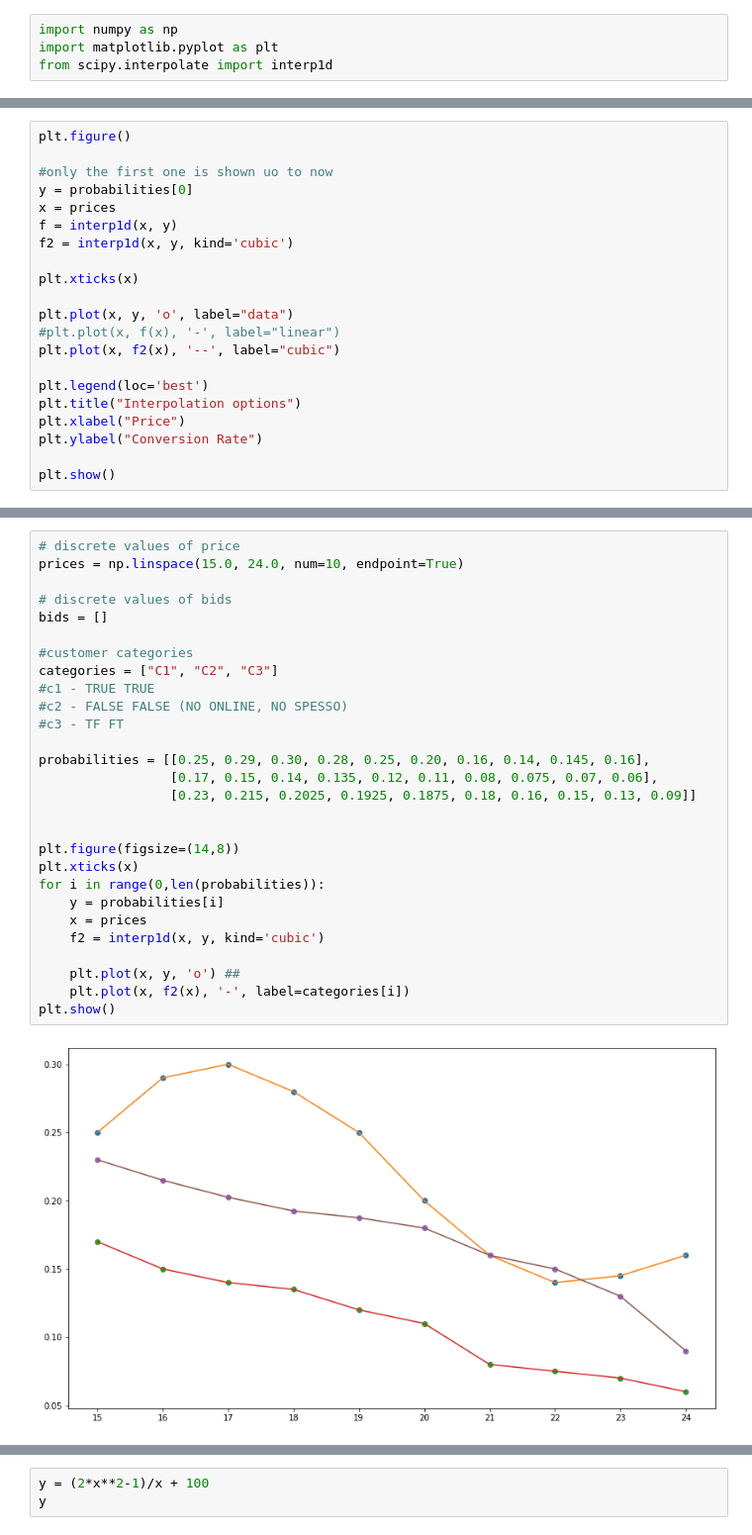
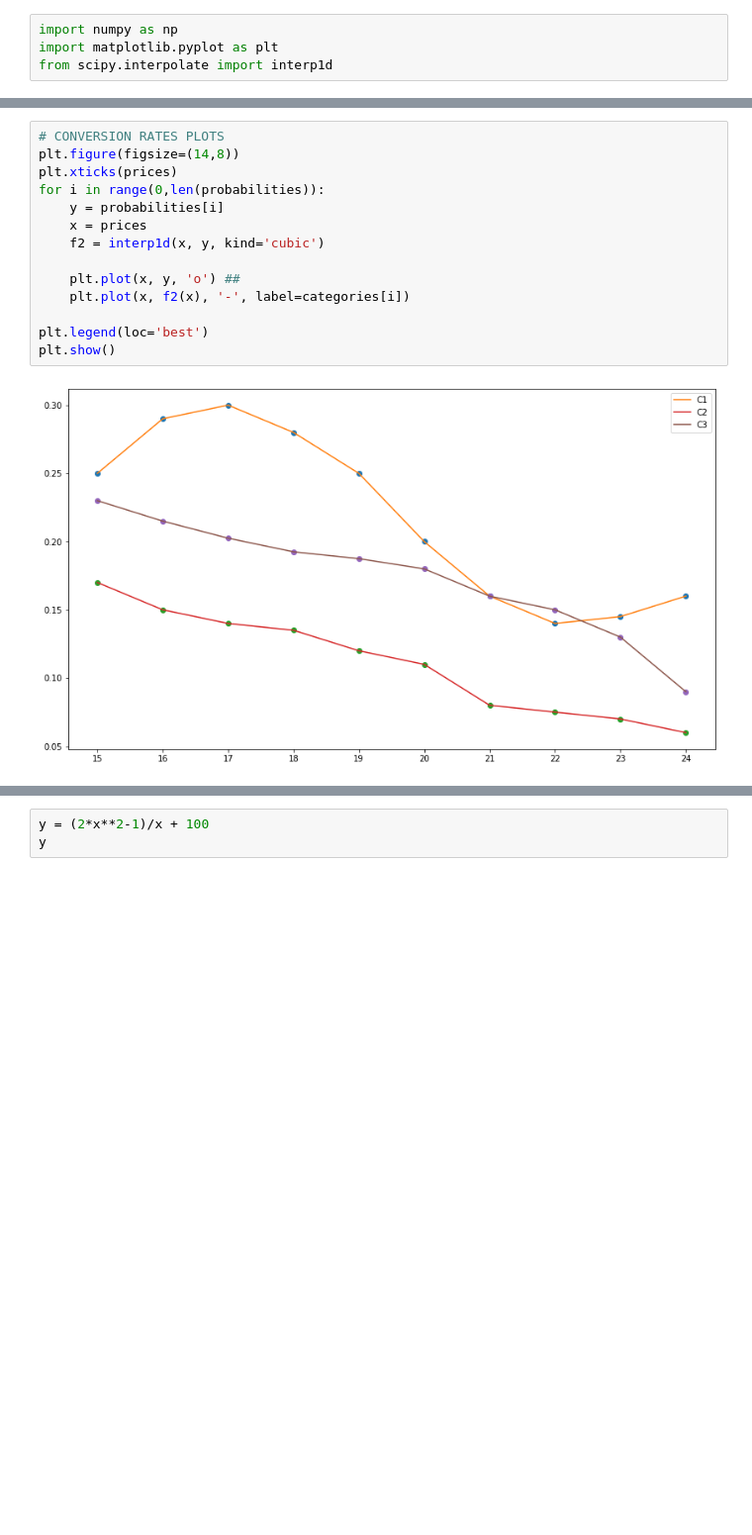
Before and after one commit to fcolombo7/DataIntelligenceApplications, a Jupyter notebook: data_generators/test.ipynb, the cells around one changed output, grey strips where cells are left out. Shown at 99% size. Saved outputs shown, nothing was run; the diff lists cells and outputs as text; blank space fills up the shorter version.

```diff
--- a/data_generators/test.ipynb
+++ b/data_generators/test.ipynb
@@ -39,21 +4,0 @@ for i in range(0,len(probabilities)):
-# %%
-plt.figure()
-
-#only the first one is shown uo to now
-y = probabilities[0]
-x = prices
-f = interp1d(x, y)
-f2 = interp1d(x, y, kind='cubic')
-
-plt.xticks(x)
-
-plt.plot(x, y, 'o', label="data")
-#plt.plot(x, f(x), '-', label="linear")
-plt.plot(x, f2(x), '--', label="cubic")
-
-plt.legend(loc='best')
-plt.title("Interpolation options")
-plt.xlabel("Price")
-plt.ylabel("Conversion Rate")
-
-plt.show()
@@ -60,30 +28,16 @@ plt.show()
 # %%
-# discrete values of price
-prices = np.linspace(15.0, 24.0, num=10, endpoint=True)
-
-# discrete values of bids
-bids = []
-
-#customer categories
-categories = ["C1", "C2", "C3"]
-#c1 - TRUE TRUE
-#c2 - FALSE FALSE (NO ONLINE, NO SPESSO)
-#c3 - TF FT
-
-probabilities = [[0.25, 0.29, 0.30, 0.28, 0.25, 0.20, 0.16, 0.14, 0.145, 0.16],
-                 [0.17, 0.15, 0.14, 0.135, 0.12, 0.11, 0.08, 0.075, 0.07, 0.06],
-                 [0.23, 0.215, 0.2025, 0.1925, 0.1875, 0.18, 0.16, 0.15, 0.13, 0.09]]
-
-
+# CONVERSION RATES PLOTS
 plt.figure(figsize=(14,8))
-plt.xticks(x)
+plt.xticks(prices)
 for i in range(0,len(probabilities)):
     y = probabilities[i]
     x = prices
     f2 = interp1d(x, y, kind='cubic')
 
     plt.plot(x, y, 'o') ##
     plt.plot(x, f2(x), '-', label=categories[i])
+
+plt.legend(loc='best')
 plt.show()
 # %% [output]
-[figure, old version]
+[figure, new version]
```
Also changed, not shown: parts of 5 cells of this notebook.
